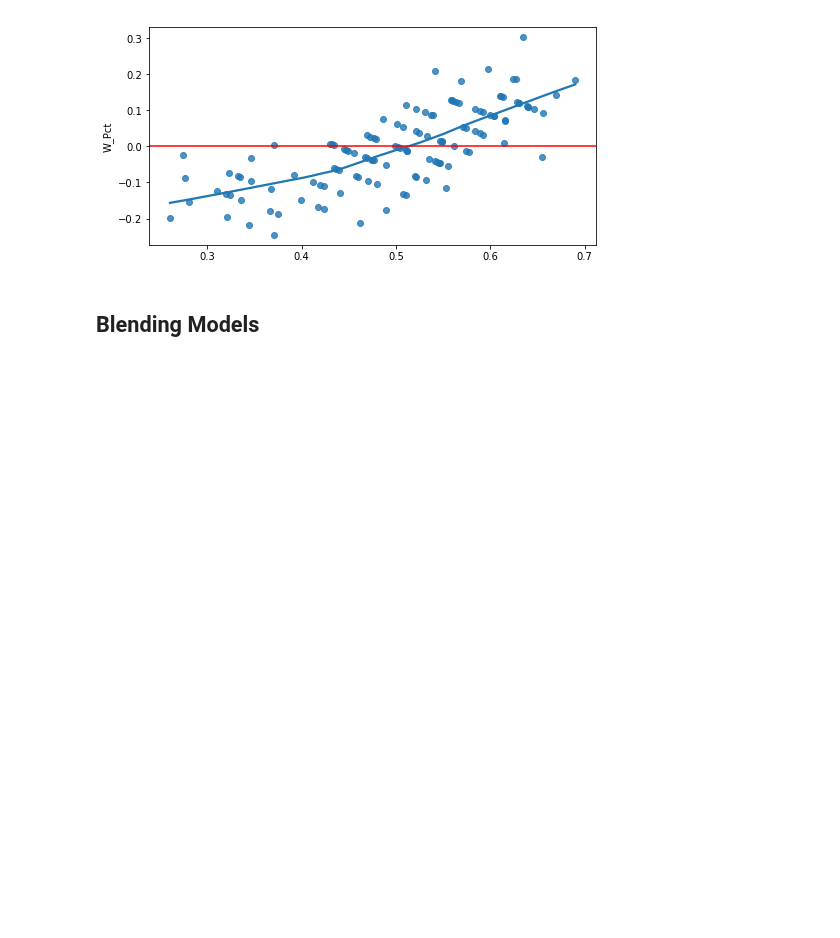
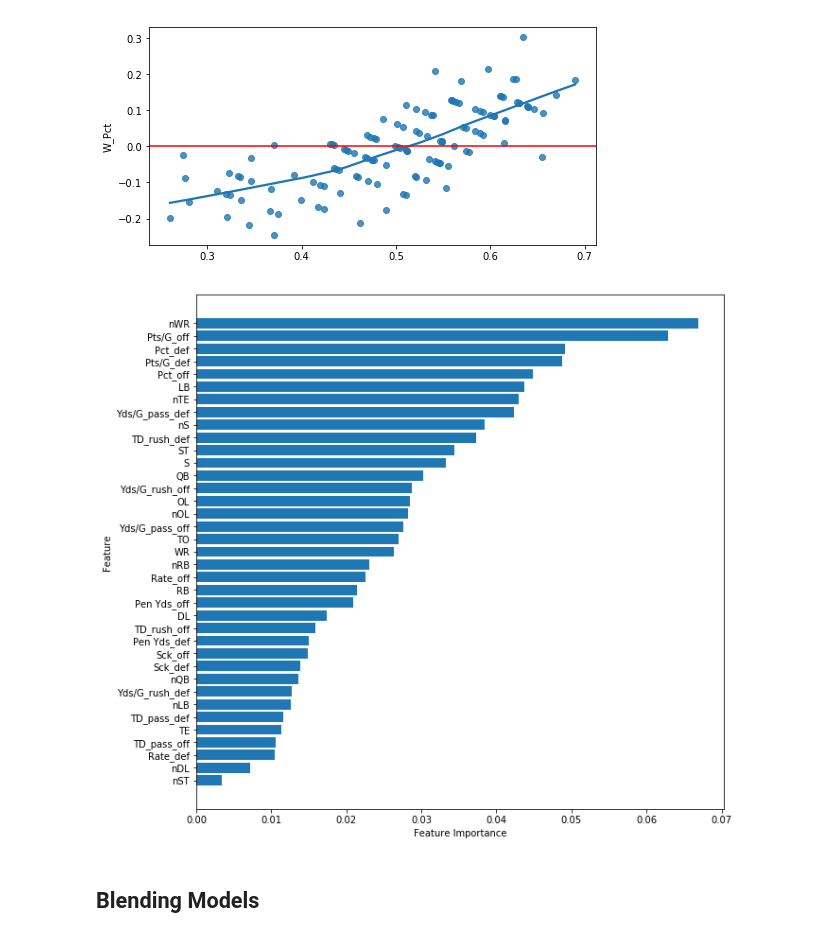
Before and after one commit to tsansom/Springboard-Data-Science, a Jupyter notebook: capstone_projects/nfl/3.1 - Predicting Win Percentage.ipynb, the cells around one changed output. Saved outputs shown, nothing was run; the diff lists cells and outputs as text; code cells hidden in the pictures; blank space fills up the shorter version.

```diff
--- a/capstone_projects/nfl/3.1 - Predicting Win Percentage.ipynb
+++ b/capstone_projects/nfl/3.1 - Predicting Win Percentage.ipynb
@@ -268,6 +328,16 @@ rf_pred = rf.predict(X_valid)
 Training R2: 0.6910356859331414
 Validation R2: 0.1949722678988618
 [figure]
+# %%
+indices = np.argsort(rf.feature_importances_)
+
+fig, ax = plt.subplots(1, 1, figsize=(10, 10))
+
+_ = ax.barh(range(len(indices)), rf.feature_importances_[indices], align='center')
+_ = plt.yticks(range(len(indices)), X.columns[indices])
+_ = ax.set(xlabel='Feature Importance', ylabel='Feature')
+# %% [output]
+[figure, added]
 # %% [markdown]
 ## Blending Models
 # %%
```
Also changed, not shown: parts of 12 cells of this notebook, 1 other file.
